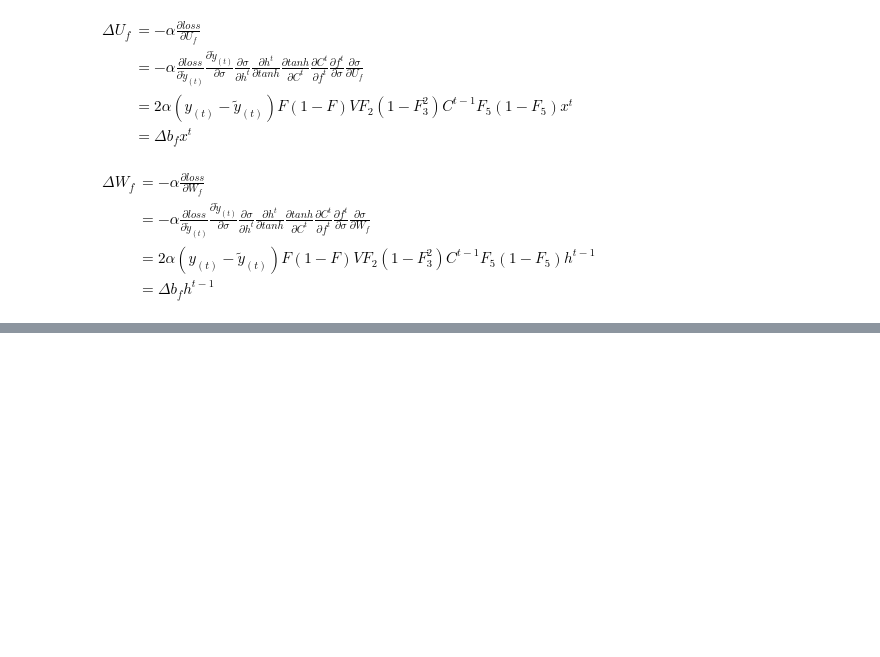
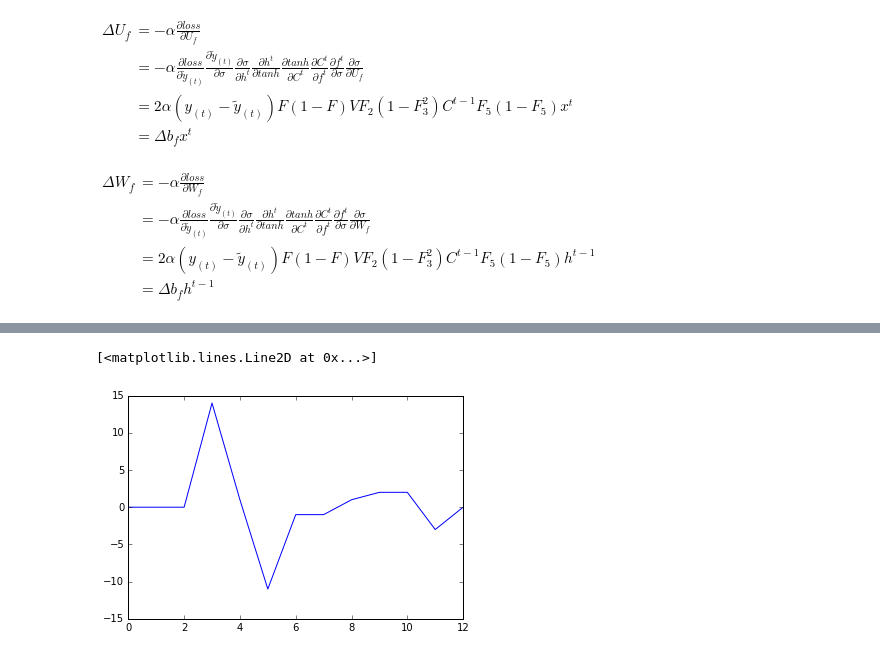
Before and after one commit to Kulukami/HW2018-3, a Jupyter notebook: lstm-formula.ipynb, the cells around one changed output, grey strips where cells are left out. Saved outputs shown, nothing was run; the diff lists cells and outputs as text; code cells hidden in the pictures; blank space fills up the shorter version.

```diff
--- a/lstm-formula.ipynb
+++ b/lstm-formula.ipynb
@@ -632,3 +653,21 @@ class prePro():
                     f.writelines([' ',i,' ',str(int(HDf[each][i]))])
             f.writelines(['\n'])
         f.close()
+# %%
+# coding=utf-8
+import sys
+import os
+import time
+
+
+def MnSize(X):
+    result=[]
+    M=max(X)
+    for i in X:
+        result.append(i/float(M))
+    return M,result
+
+ecsDataPath = "example/TrainData_2015.1.1_2015.2.19.txt"
+inputFilePath = "example/inputFile"
+resultFilePath = "example/outputFile"
+result=prePro(ecsDataPath,inputFilePath,resultFilePath)
@@ -634,0 +736,6 @@ class prePro():
+# %%
+YY = diff(Datas['flavor5'],2)
+plt.plot(YY)
+# %% [output]
+[<matplotlib.lines.Line2D at 0x...>]
+[figure, added]
```
Also changed, not shown: parts of 16 cells of this notebook.
